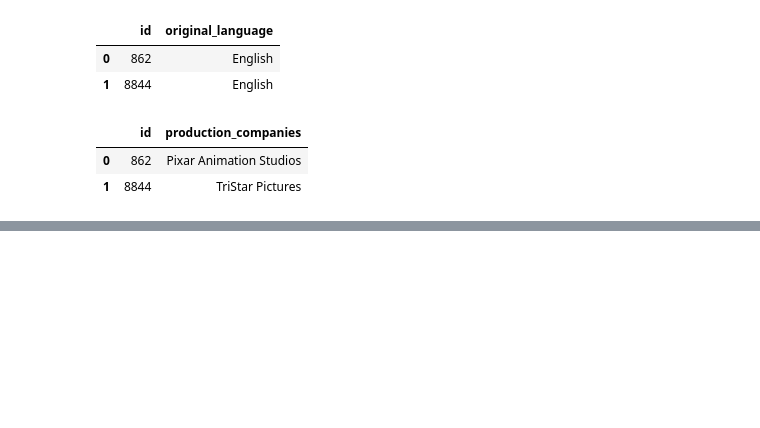
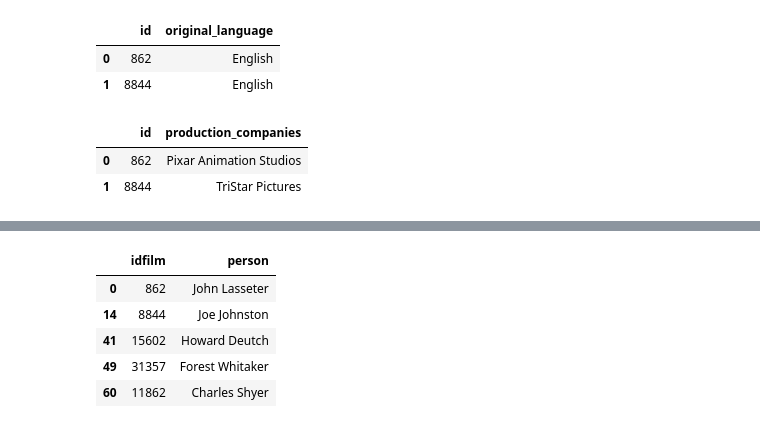
Before and after one commit to julien-data-analyst/Application_web_film, a Jupyter notebook: app/explo.ipynb, the cells around one changed output, grey strips where cells are left out. Cells and saved outputs as stored; diff of their text form; code cells hidden in the pictures; blank space fills up the shorter version.

```diff
--- a/app/explo.ipynb
+++ b/app/explo.ipynb
@@ -587,0 +604,9 @@ person_director_table.head(n=4)
+# %%
+director.head()
+# %% [output]
+|  | idfilm | person |
+| 0 | 862 | John Lasseter |
+| 14 | 8844 | Joe Johnston |
+| 41 | 15602 | Howard Deutch |
+| 49 | 31357 | Forest Whitaker |
+| 60 | 11862 | Charles Shyer |
```
Also changed, not shown: parts of 5 cells of this notebook, 5 other files.
